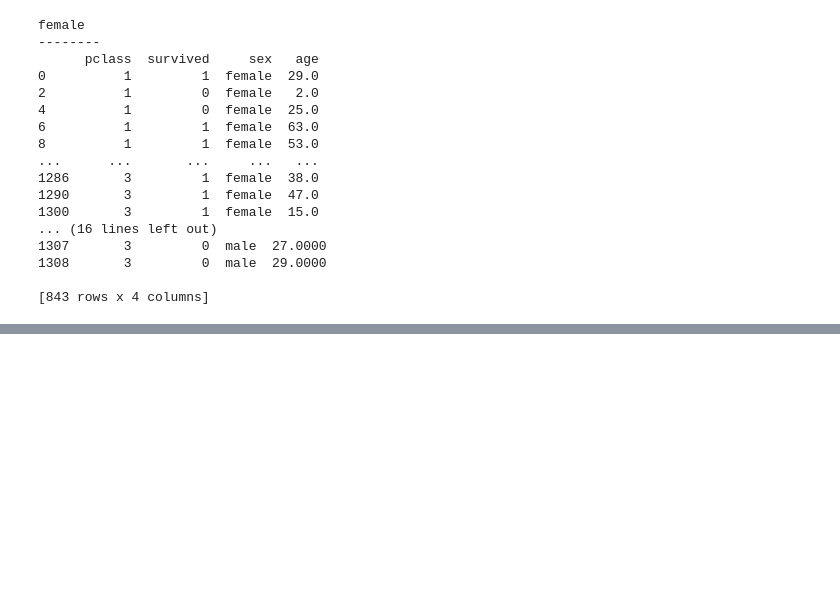
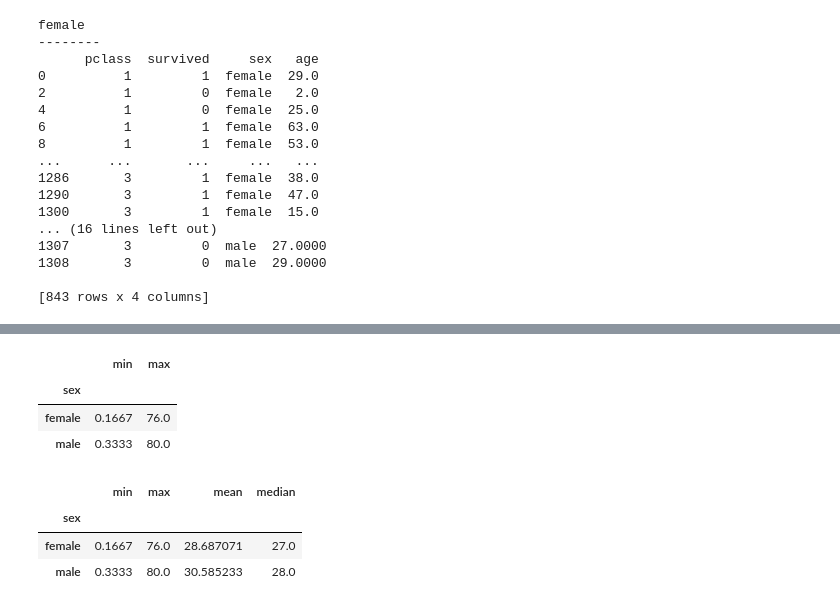
Before and after one commit to minseok06/python, a Jupyter notebook: 17강 화이팅!.ipynb, the cells around one changed output, grey strips where cells are left out. Cells and saved outputs as stored; diff of their text form; code cells hidden in the pictures; blank space fills up the shorter version.

```diff
--- a/17강 화이팅!.ipynb
+++ b/17강 화이팅!.ipynb
@@ -142,0 +206,16 @@ female
+# %%
+titanic.groupby('sex')['age'].agg(['min','max'])
+# 메소드를 동시에 여러게 보여주고 싶을때 agg 메소드를 사용한다.
+# %% [output]
+|  | min | max |
+| sex |  |  |
+| female | 0.1667 | 76.0 |
+| male | 0.3333 | 80.0 |
+# %%
+titanic.groupby('sex')['age'].agg(['min','max','mean','median'])
+# 메소드를 동시에 여러게 보여주고 싶을때 agg 메소드를 사용한다.
+# %% [output]
+|  | min | max | mean | median |
+| sex |  |  |  |  |
+| female | 0.1667 | 76.0 | 28.687071 | 27.0 |
+| male | 0.3333 | 80.0 | 30.585233 | 28.0 |
```
Also changed, not shown: parts of 16 cells of this notebook.
